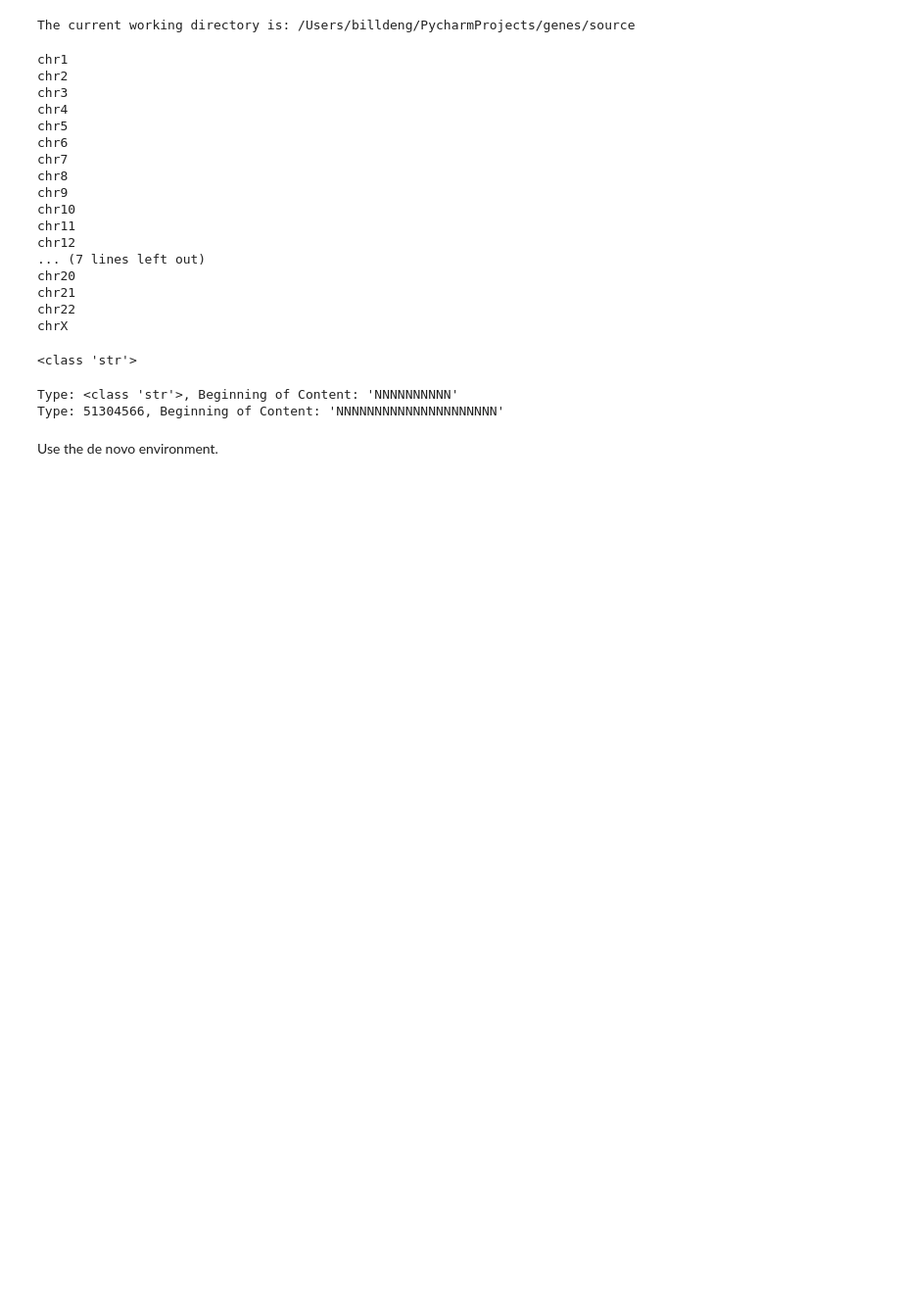
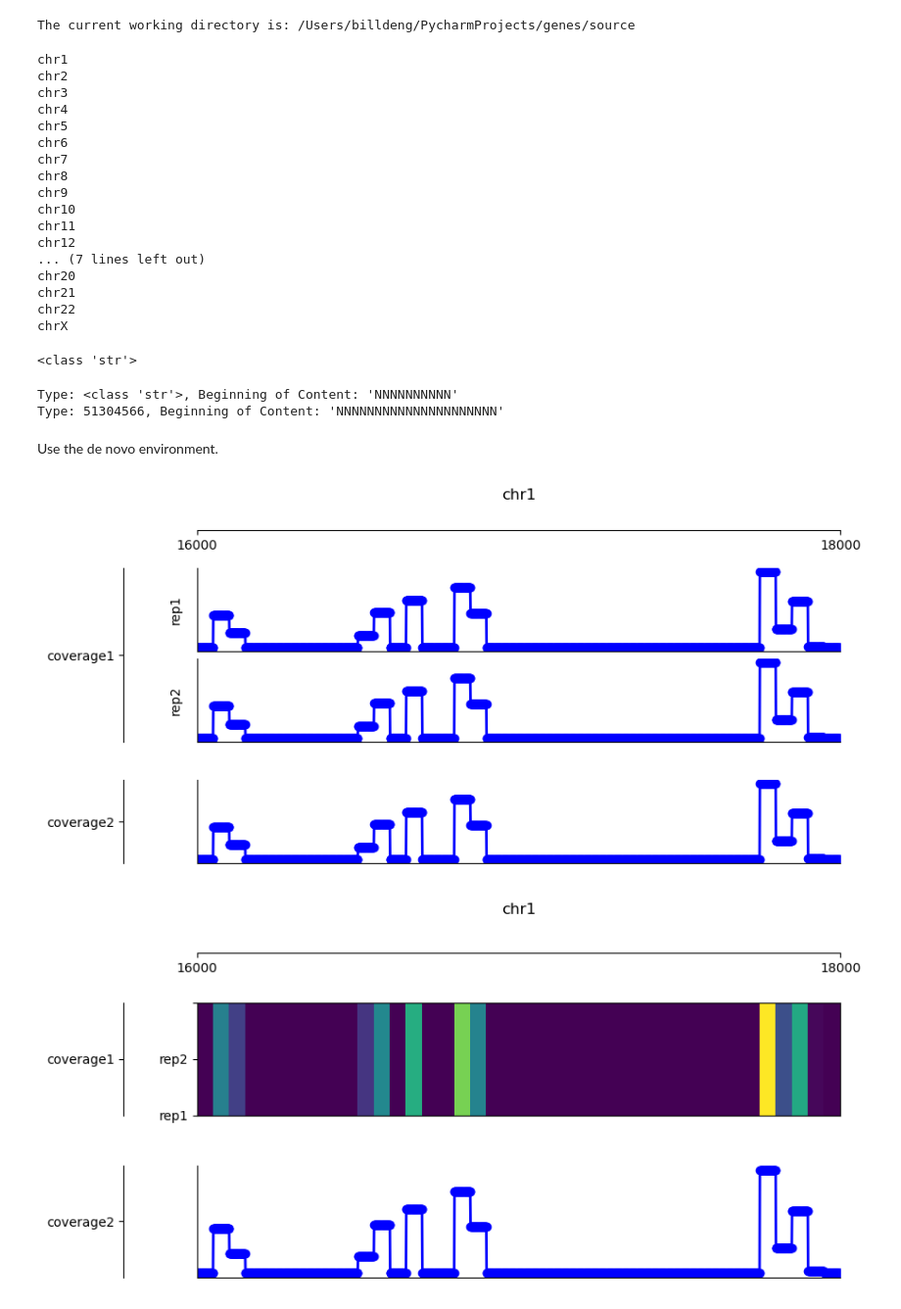
Before and after one commit to hokincode/genes, a Jupyter notebook: source/fun_gene.ipynb, the cells around one changed output. Shown: that part at 98% size. Cells and saved outputs as stored; diff of their text form; code cells hidden in the pictures; blank space fills up the shorter version.

```diff
--- a/source/fun_gene.ipynb
+++ b/source/fun_gene.ipynb
@@ -95,3 +95,39 @@ from janggu.layers import DnaConv2D
 from sklearn.metrics import roc_auc_score
 # %%
 from pkg_resources import resource_filename
+# %%
+from janggu.data import plotGenomeTrack
+
+from janggu.data import Cover
+from janggu.data import HeatTrack
+from janggu.data import LineTrack
+
+roi = resource_filename('janggu',
+                        'resources/sample.bed')
+
+bw_file = resource_filename('janggu',
+                            'resources/sample.bw')
+
+cover = Cover.create_from_bigwig('coverage1',
+                                 bigwigfiles=[bw_file] * 2,
+                                 conditions=['rep1', 'rep2'],
+                                 roi=roi,
+                                 binsize=200,
+                                 stepsize=200,
+                                 resolution=50)
+
+cover2 = Cover.create_from_bigwig('coverage2',
+                                  bigwigfiles=bw_file,
+                                  roi=roi,
+                                  binsize=200,
+                                  stepsize=200,
+                                  resolution=50)
+
+plotGenomeTrack([cover, cover2],
+                'chr1', 16000, 18000).savefig('coverage.png')
+
+plotGenomeTrack([HeatTrack(cover), LineTrack(cover2)],
+                'chr1', 16000, 18000).savefig('coverage2.png')
+# %% [output]
+[figure, added]
+[figure, added]
```
Also changed, not shown: 2 other files.
